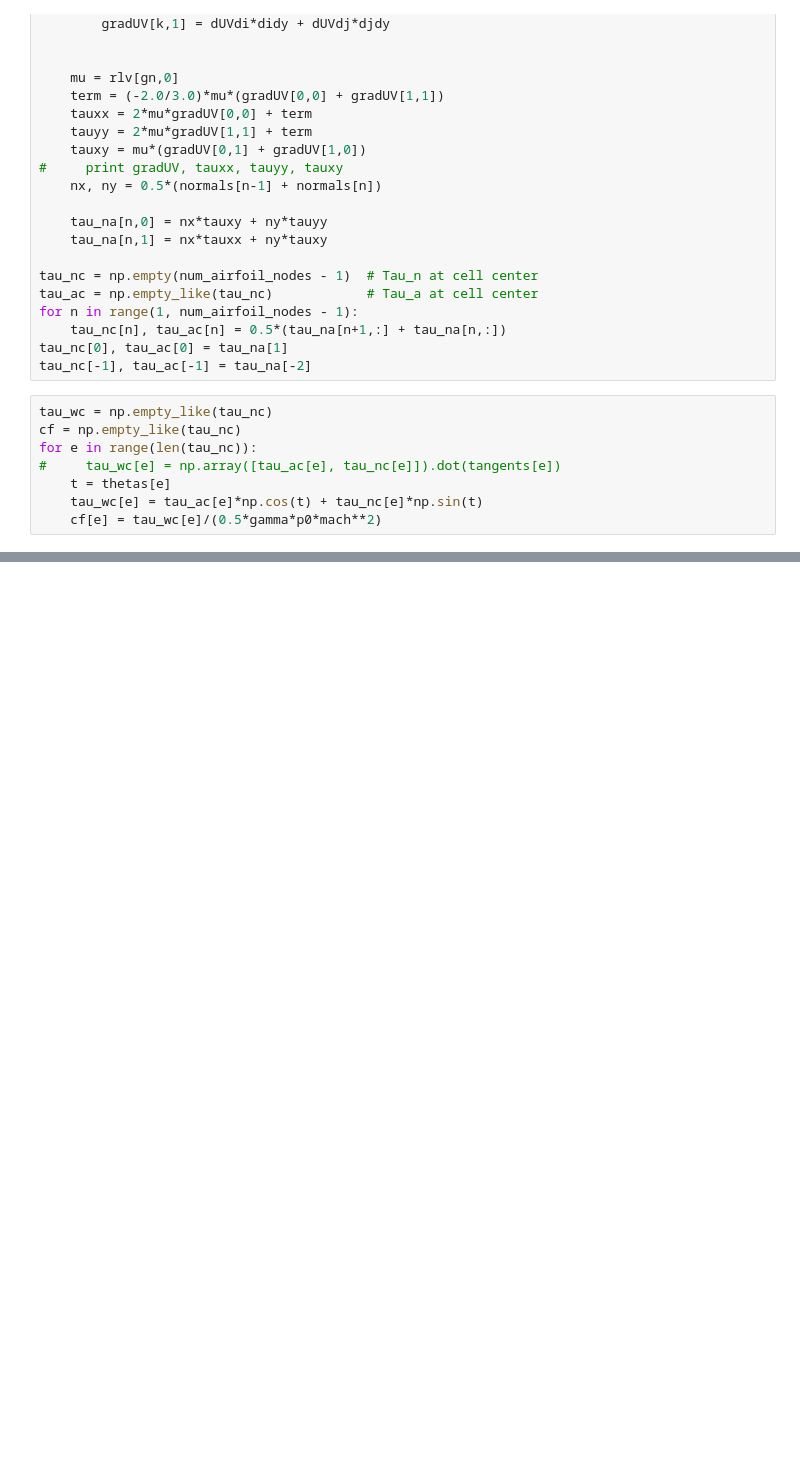
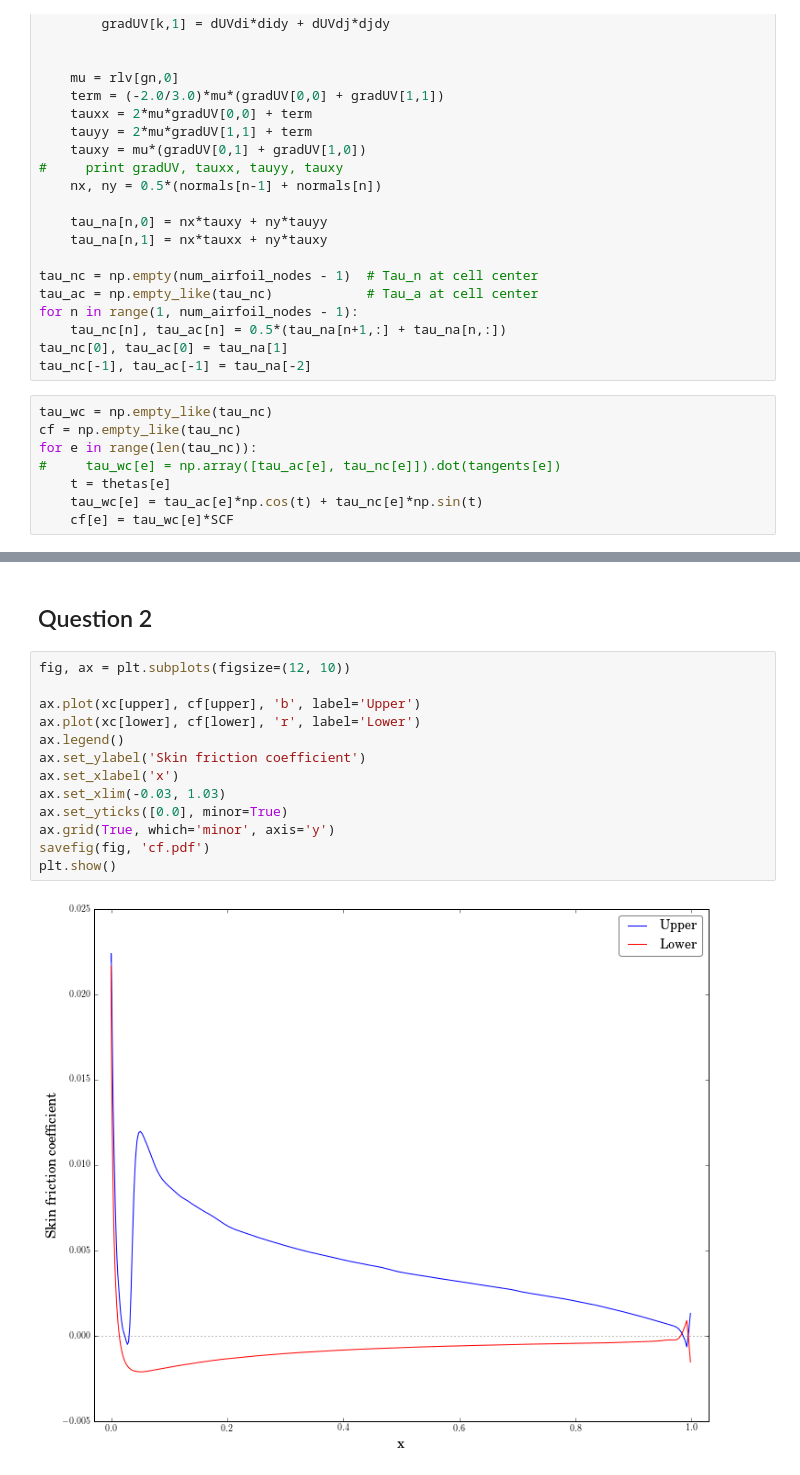
Before and after one commit to selimb/schoolstuff, a Jupyter notebook: mech539/ass5/Untitled.ipynb, the cells around one changed output, grey strips where cells are left out. Cells and saved outputs as stored; diff of their text form; blank space fills up the shorter version.

```diff
--- a/mech539/ass5/Untitled.ipynb
+++ b/mech539/ass5/Untitled.ipynb
@@ -117,4 +127,4 @@ for e in range(len(tau_nc)):
 #     tau_wc[e] = np.array([tau_ac[e], tau_nc[e]]).dot(tangents[e])
     t = thetas[e]
     tau_wc[e] = tau_ac[e]*np.cos(t) + tau_nc[e]*np.sin(t)
-    cf[e] = tau_wc[e]/(0.5*gamma*p0*mach**2)
+    cf[e] = tau_wc[e]*SCF
@@ -200,0 +156,17 @@ plt.axis('equal')
+# %% [markdown]
+## Question 2
+# %%
+fig, ax = plt.subplots(figsize=(12, 10))
+
+ax.plot(xc[upper], cf[upper], 'b', label='Upper')
+ax.plot(xc[lower], cf[lower], 'r', label='Lower')
+ax.legend()
+ax.set_ylabel('Skin friction coefficient')
+ax.set_xlabel('x')
+ax.set_xlim(-0.03, 1.03)
+ax.set_yticks([0.0], minor=True)
+ax.grid(True, which='minor', axis='y')
+savefig(fig, 'cf.pdf')
+plt.show()
+# %% [output]
+[figure, added]
```
Also changed, not shown: parts of 23 cells of this notebook, 9 other files.
